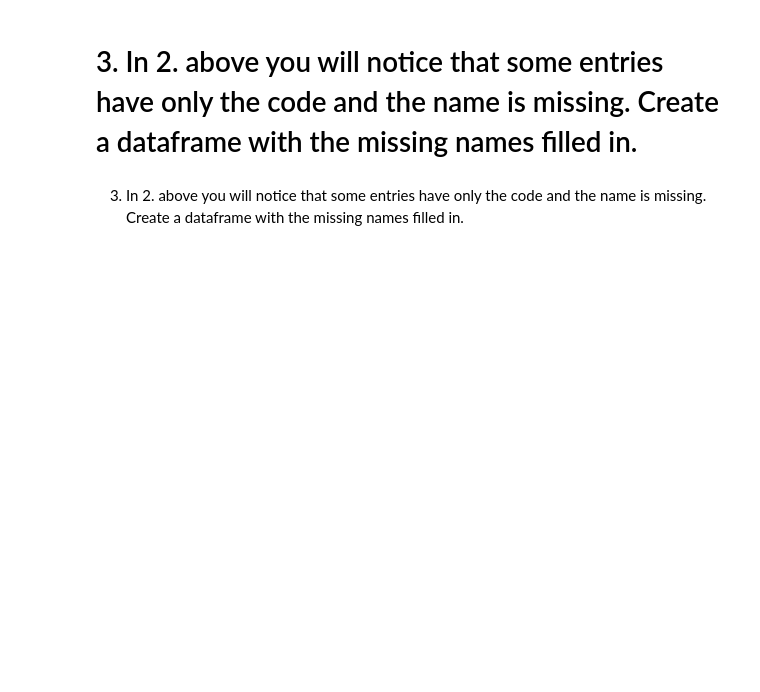
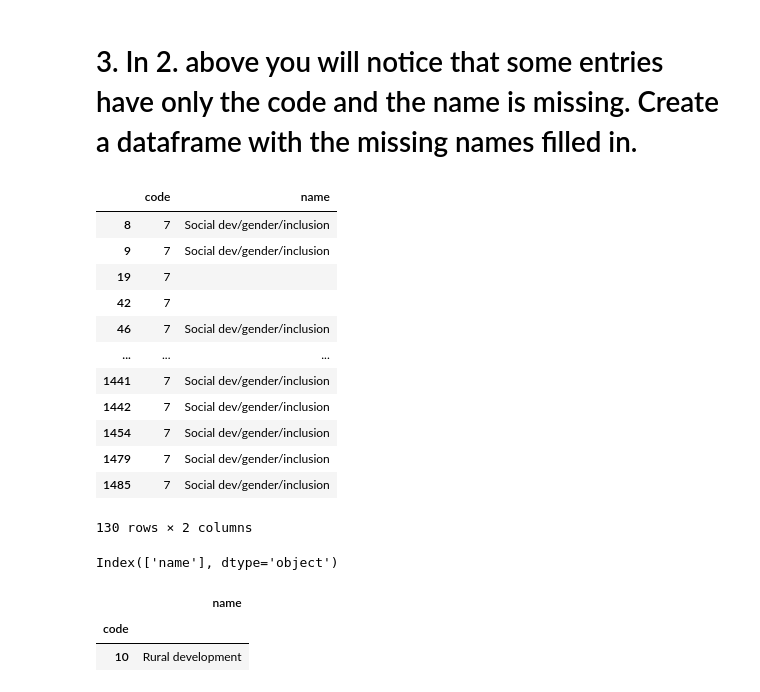
Before and after one commit to kwcode2016/mec-5.4.4-json-data-wrangling-mini-project, a Jupyter notebook: Mini_Project_Wrangling_Json_Exercise.ipynb, the cells around one changed output. Saved outputs shown, nothing was run; the diff lists cells and outputs as text; code cells hidden in the pictures; blank space fills up the shorter version.

```diff
--- a/Mini_Project_Wrangling_Json_Exercise.ipynb
+++ b/Mini_Project_Wrangling_Json_Exercise.ipynb
@@ -150,0 +130,4 @@ pd.json_normalize(world_bank_projects_json,'mjtheme_namecode')
+# %%
+mjtheme_namecode_df = pd.json_normalize(world_bank_projects_json,'mjtheme_namecode')
+
+mjtheme_namecode_df.groupby('code').code.count().reset_index(name='count').sort_values(by=['count'], ascending=False).nlargest(10, columns=['count'])
@@ -151,4 +146,37 @@ pd.json_normalize(world_bank_projects_json,'mjtheme_namecode')
 # %% [markdown]
 # 3. In 2. above you will notice that some entries have only the code and the name is missing. Create a dataframe with the missing names filled in.
-# %% [markdown]
- 3. In 2. above you will notice that some entries have only the code and the name is missing. Create a dataframe with the missing names filled in.
+# %%
+mjtheme_namecode_df [mjtheme_namecode_df['code'] == '7']
+# %% [output]
+|  | code | name |
+| 8 | 7 | Social dev/gender/inclusion |
+| 9 | 7 | Social dev/gender/inclusion |
+| 19 | 7 |  |
+| 42 | 7 |  |
+| 46 | 7 | Social dev/gender/inclusion |
+| ... | ... | ... |
+| 1441 | 7 | Social dev/gender/inclusion |
+| 1442 | 7 | Social dev/gender/inclusion |
+| 1454 | 7 | Social dev/gender/inclusion |
+| 1479 | 7 | Social dev/gender/inclusion |
+| 1485 | 7 | Social dev/gender/inclusion |
+130 rows × 2 columns
+# %%
+# getting the names for each code
+# mjtheme_namecode_list_df = mjtheme_namecode_df.groupby(['code','name']).max()
+# mjtheme_namecode_list_df = mjtheme_namecode_df.groupby(['code']).max()
+# mjtheme_namecode_list_df = mjtheme_namecode_df.groupby(['code'], group_keys=False).agg({'code': ['max'], 'name':['max'] })
+mjtheme_namecode_list_df = mjtheme_namecode_df.groupby(['code'], group_keys=False).max()
+
+mjtheme_namecode_list_df.columns = mjtheme_namecode_list_df.columns.to_flat_index()
+
+# dict(mjtheme_namecode_list_df)[('name', 'max')]
+mjtheme_namecode_list_df.columns
+# %% [output]
+Index(['name'], dtype='object')
+# %%
+mjtheme_namecode_list_df.query('code == "10"')
+# %% [output]
+|  | name |
+| code |  |
+| 10 | Rural development |
```
Also changed, not shown: parts of 3 cells of this notebook.
